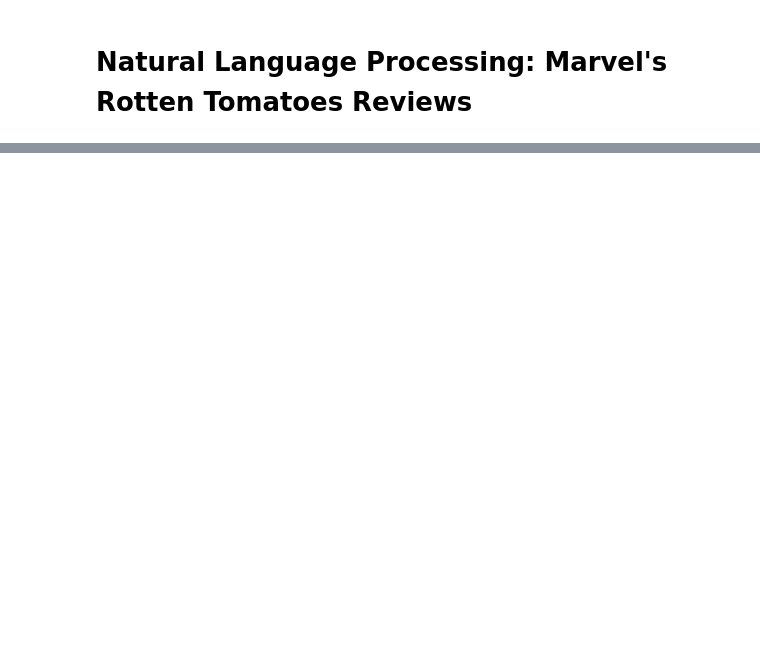
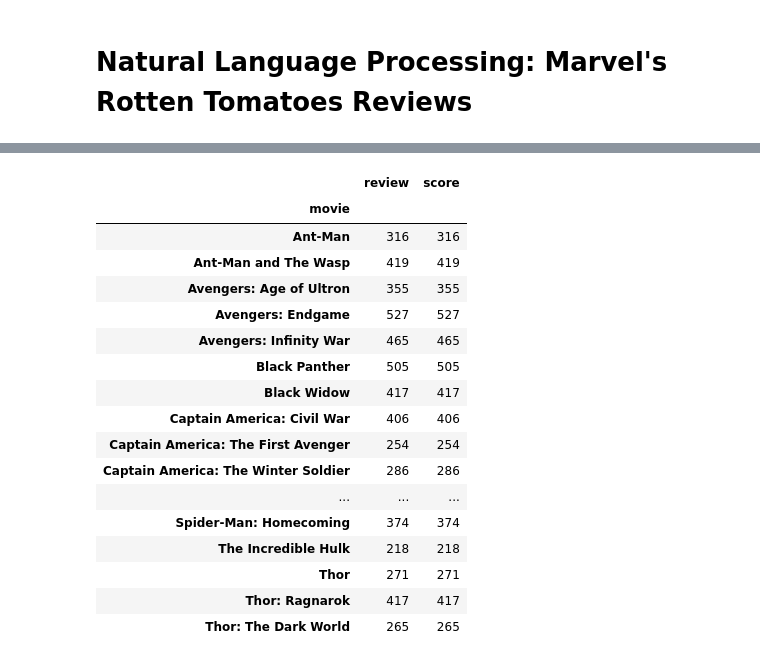
Before and after one commit to arturvilenskiy/data_science_portfolio, a Jupyter notebook: rotten_tomatoes_reviews.ipynb, the cells around one changed output, grey strips where cells are left out. Drawn from its saved outputs; the diff is of its cells as text; code cells hidden in the pictures; blank space fills up the shorter version.

```diff
--- a/rotten_tomatoes_reviews.ipynb
+++ b/rotten_tomatoes_reviews.ipynb
@@ -90,0 +110,2 @@ reviews, scores, movies = get_reviews()
+# %%
+dataframe = pd.read_csv('reviews.csv')
@@ -90,0 +132,21 @@ reviews, scores, movies = get_reviews()
+# %%
+dataframe.groupby('movie').count()
+# %% [output]
+|  | review | score |
+| movie |  |  |
+| Ant-Man | 316 | 316 |
+| Ant-Man and The Wasp | 419 | 419 |
+| Avengers: Age of Ultron | 355 | 355 |
+| Avengers: Endgame | 527 | 527 |
+| Avengers: Infinity War | 465 | 465 |
+| Black Panther | 505 | 505 |
+| Black Widow | 417 | 417 |
+| Captain America: Civil War | 406 | 406 |
+| Captain America: The First Avenger | 254 | 254 |
+| Captain America: The Winter Soldier | 286 | 286 |
+| ... | ... | ... |
+| Spider-Man: Homecoming | 374 | 374 |
+| The Incredible Hulk | 218 | 218 |
+| Thor | 271 | 271 |
+| Thor: Ragnarok | 417 | 417 |
+| Thor: The Dark World | 265 | 265 |
```
Also changed, not shown: parts of 26 cells of this notebook, 1 other file.
